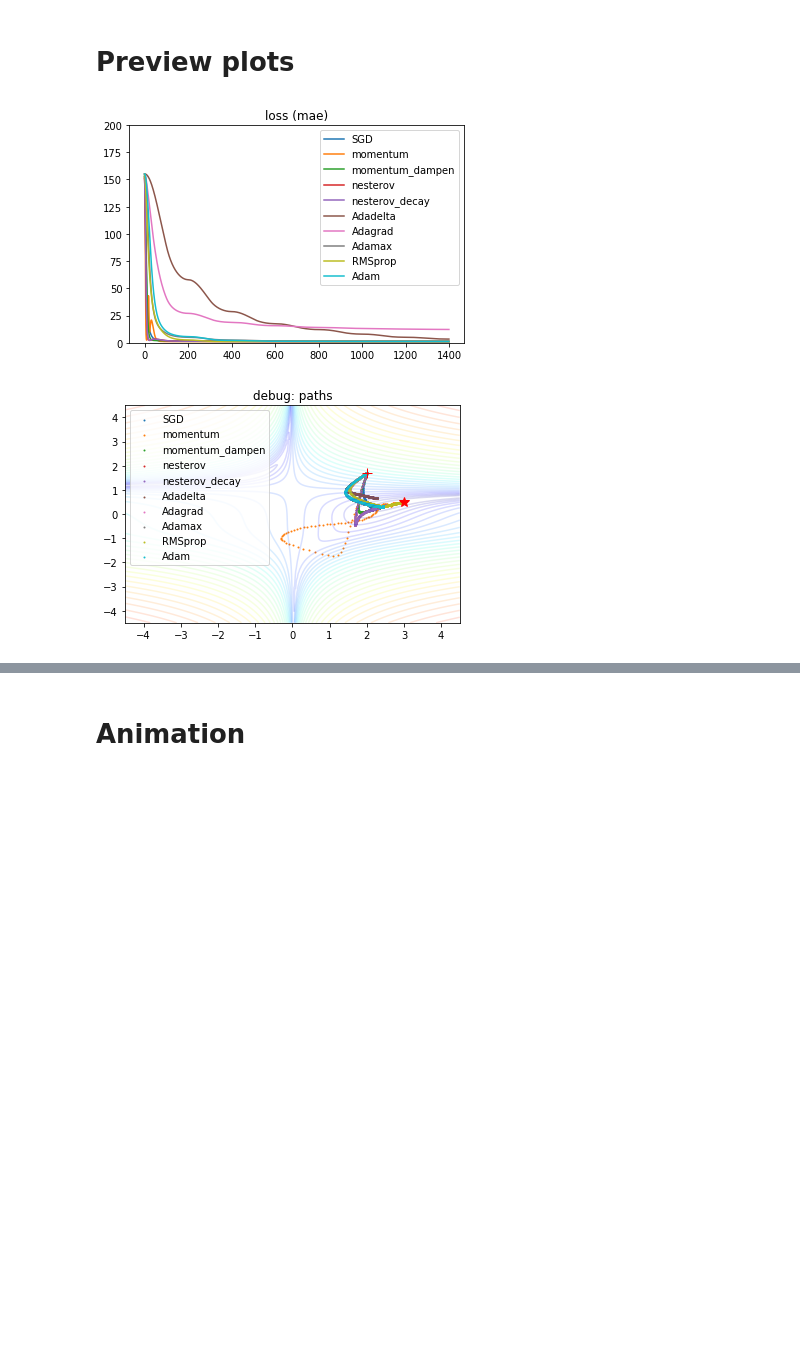
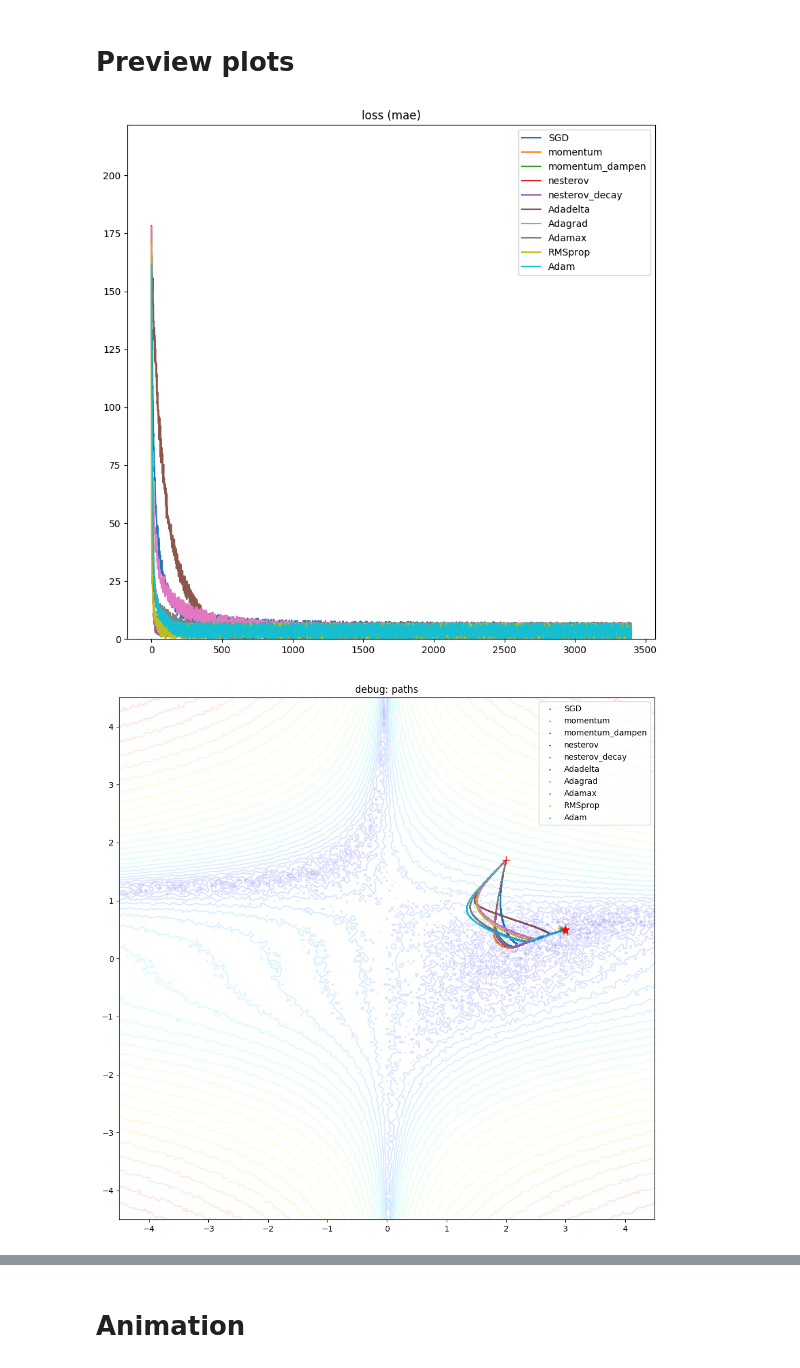
Before and after one commit to wassname/viz_torch_optim, a Jupyter notebook: main.ipynb, the cells around one changed output, grey strips where cells are left out. Drawn from its saved outputs; the diff is of its cells as text; code cells hidden in the pictures; blank space fills up the shorter version.

```diff
--- a/main.ipynb
+++ b/main.ipynb
@@ -608,17 +618,18 @@ plt.show()
 # %%
 # you could use a lr scheduler too
 scheduler = lambda optimizer, initial_lr: CyclicLR(optimizer, base_lr=1e-5, max_lr=initial_lr, step_size=100, mode='exp_range', gamma=0.9983)
+scheduler = None
 # %%
 import torch.optim as optim
 lr = problem.lr
 constructors = dict(
     # Good high dimensional optimizers sometimes do poorly in low D spaces, so we will lower the LR on simple optimisers
     # need smaller lr's sometimes
-    SGD= lambda params: optim.SGD(params, lr=lr/2),
-    momentum = lambda params: optim.SGD(params, lr=lr/2, momentum=0.9, nesterov=False, dampening=0),
-    momentum_dampen = lambda params: optim.SGD(params, lr=lr/20, momentum=0.9, nesterov=False, dampening=0.3),
-    nesterov = lambda params: optim.SGD(params, lr=lr/10, momentum=0.9, nesterov=True, dampening=0),
-    nesterov_decay = lambda params: optim.SGD(params, lr=lr/10, momentum=0.9, nesterov=True, weight_decay=1e-4, dampening=0),
+    SGD= lambda params: optim.SGD(params, lr=lr/80),
+    momentum = lambda params: optim.SGD(params, lr=lr/80, momentum=0.9, nesterov=False, dampening=0),
+    momentum_dampen = lambda params: optim.SGD(params, lr=lr/80, momentum=0.9, nesterov=False, dampening=0.3),
+    nesterov = lambda params: optim.SGD(params, lr=lr/80, momentum=0.9, nesterov=True, dampening=0),
+    nesterov_decay = lambda params: optim.SGD(params, lr=lr/80, momentum=0.9, nesterov=True, weight_decay=1e-4, dampening=0),
 
     # need larger lr's sometimes
     Adadelta = lambda params: optim.Adadelta(params),
@@ -647,9 +658,15 @@ for name, constructor in tqdm(constructors.items()):
 len(results)
 
 # calc paths and elevation
+# methods = constructors.keys()
+# paths = np.array([path.T for path in results.values()]) # should be (2,N) each
+# zpaths = np.array([[problem.f(torch.Tensor(p)).data.numpy()-z_min[0] + zeps for p in path.T] for path in paths])
+# paths.shape, zpaths.shape
+
+# calc paths and elevation
 methods = constructors.keys()
 paths = np.array([path.T for path in results.values()]) # should be (2,N) each
-zpaths = np.array([[problem.f(torch.Tensor(p)).numpy()-z_min[0] + zeps for p in path.T] for path in paths])
+zpaths = np.array([distance[name] - z_min[0] + zeps for name in methods])
 paths.shape, zpaths.shape
 
 # DEBUG: check z's
@@ -677,10 +694,10 @@ Adam 155.089     True    False
 # %%
-# maybe I want to print full names?
-full_names = {}
-for name, constructor in constructors.items():
-    x0 = [1,2]
-    params = Variable(torch.Tensor(x0), requires_grad=True)
-    o = constructor([params])
-    lr = o.param_groups[0]['lr']
-    full_names[name]=f'{name} lr={lr:1.1e}'
-    print(full_names[name])
+# # maybe I want to print full names?
+# full_names = {}
+# for name, constructor in constructors.items():
+#     x0 = [1,2]
+#     params = Variable(torch.Tensor(x0), requires_grad=True)
+#     o = constructor([params])
+#     lr = o.param_groups[0]['lr']
+#     full_names[name]=f'{name} lr={lr:1.1e}'
+#     print(full_names[name])
@@ -703,34 +709,35 @@ Adam lr=4.0e+04
 
 # loss
 for i, name in enumerate(results):
-    plt.plot(np.abs(zpaths[i]), label=name)
+    plt.plot(np.abs(distance[name]), label=name)
 plt.legend()
 plt.title('loss (mae)')
 plt.ylim(0,zpaths[:,0].mean()*1.3)
 plt.show()
 
 
 # Position
+plt.figure(figsize=(12,12))
 ax = plt.gca()
 for name in results:
     plt.scatter(*results[name].T, label=name, s=1)
 plt.legend()
 plt.xlim(xmin,xmax)
 plt.ylim(ymin,ymax)
 
 cm=ax.contour(x, y, z, levels=np.logspace(0, logzmax//2, 35), norm=LogNorm(), cmap=plt.cm.jet, alpha=0.15)
 # plt.colorbar(cm)
 ax.plot(*minima_, 'r*', markersize=10)
 ax.plot(*problem.x0, 'r+', markersize=10)
 plt.title('debug: paths')
 
 plt.show()
 
 # lr
 plt.plot(lrs)
-plt.yscale('log')
+# plt.yscale('log')
 plt.title('learning rate')
 plt.show()
 # %% [output]
-[figure, old version]
+[figure, new version]
-[figure, old version]
+[figure, new version]
```
Also changed, not shown: parts of 29 cells of this notebook, 3 other files.
